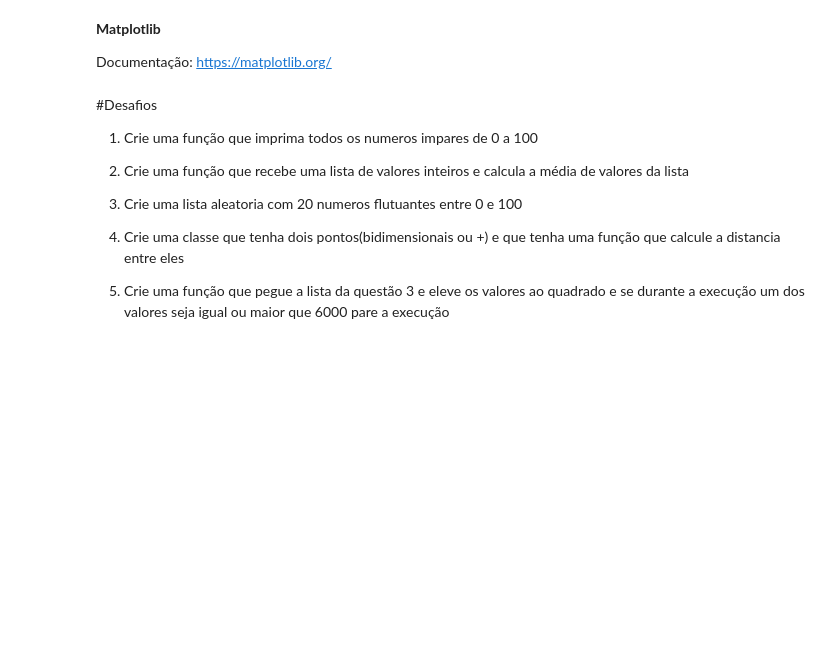
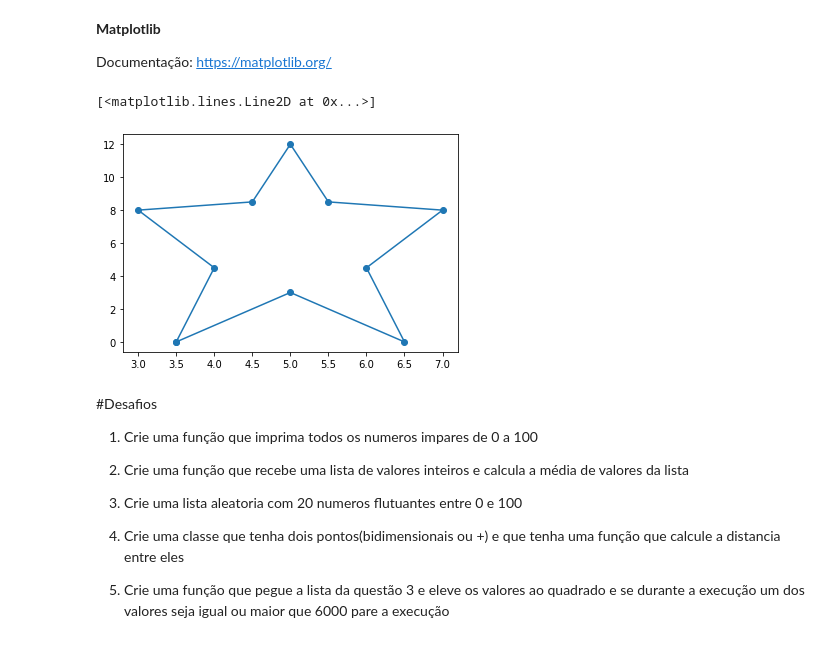
Before and after one commit to anacgfp/monitoria-IA, a Jupyter notebook: conceitos_basicos_python.ipynb, the cells around one changed output. Saved outputs shown, nothing was run; the diff lists cells and outputs as text; code cells hidden in the pictures; blank space fills up the shorter version.

```diff
--- a/conceitos_basicos_python.ipynb
+++ b/conceitos_basicos_python.ipynb
@@ -328,14 +427,17 @@ Documentação: https://matplotlib.org/
 # %%
 import matplotlib.pyplot as plt
 
 #Coordenadas x,y por exemplo
-x_list = [50,140,110,30,240,400,330,80,30,280]
-y_list = [60,78,55,108,378,128,256,15,20,12]
+x_list = [3.5, 4, 3, 4.5, 5, 5.5, 7, 6, 6.5, 5, 3.5]
+y_list = [0, 4.5, 8, 8.5, 12, 8.5, 8, 4.5, 0, 3, 0]
 
 #Mostra os pontos:
 plt.scatter(x_list, y_list)
 #Plota as linhas
 plt.plot(x_list, y_list)
+# %% [output]
+[<matplotlib.lines.Line2D at 0x...>]
+[figure, added]
 # %% [markdown]
 #Desafios
 
```
Also changed, not shown: parts of 15 cells of this notebook.
